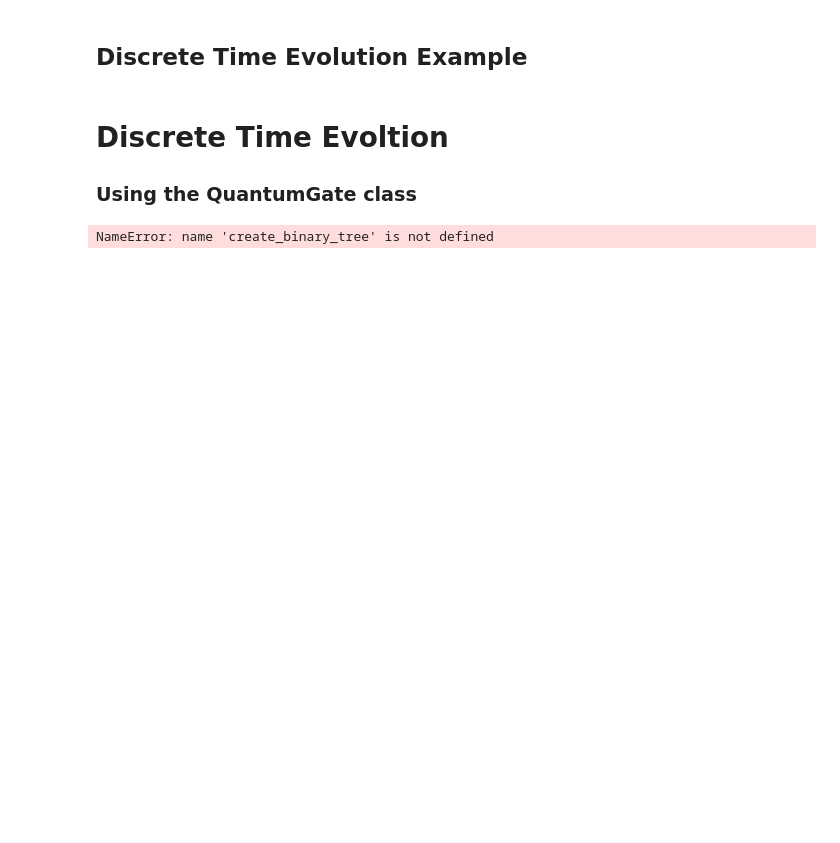
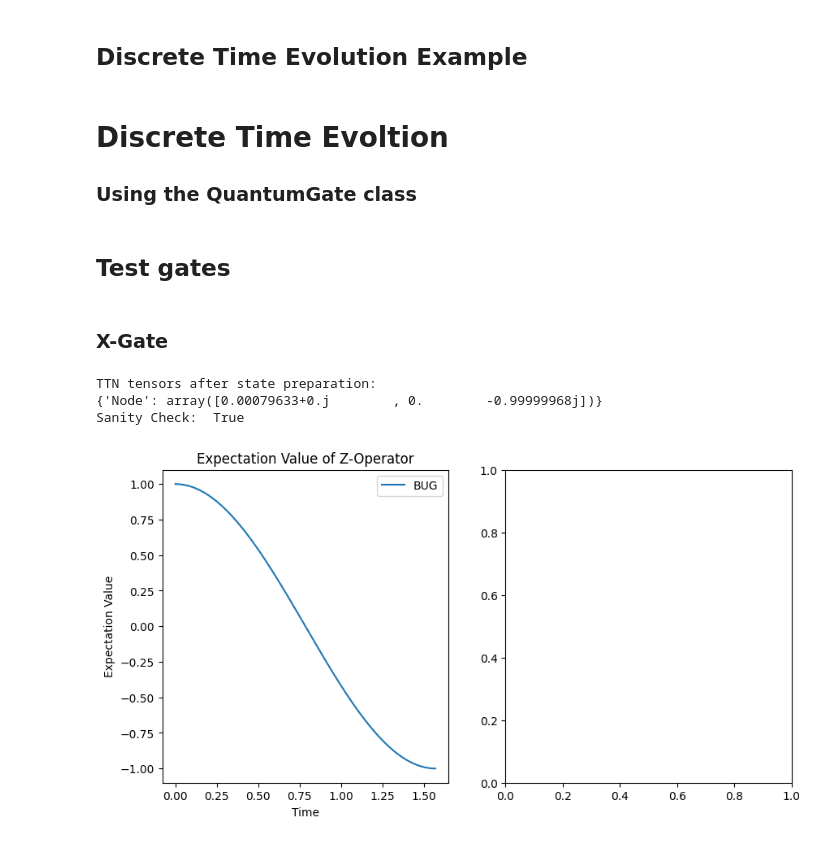
Before and after one commit to jallaisufi/master-thesis, a Jupyter notebook: example_notebooks/gates_hamiltonian/gate_simulation.ipynb, the cells around one changed output. Cells and saved outputs as stored; diff of their text form; code cells hidden in the pictures; blank space fills up the shorter version.

Commit message:
Finish gate implementation

```diff
--- a/example_notebooks/gates_hamiltonian/gate_simulation.ipynb
+++ b/example_notebooks/gates_hamiltonian/gate_simulation.ipynb
@@ -199,17 +343,55 @@ def discrete_time_evolution(ttns, gate_sequence):
     return ttns
 # %%
+from pytreenet.quantum_gates.constants import PHASE_SHIFT
+from pytreenet.time_evolution.bug import BUGConfig
+
+
 gate_sequence = [
-    ("CNOT", "0", "1", "2", "3"),
-    ("X", "1"),
-    ("Y", "2"),
-    ("Z", "3"),
+    ("X", "1", {CONFIG: BUGConfig(record_bond_dim=True)}),
+    ("Y", "2", {}),
+    ("Z", "3", {TIME_STEP_SIZE: 0.2, CONFIG: BUGConfig(record_bond_dim=True)}),
     ("H", "0"),
-    ("SWAP", "1", "2"),
+    ("SWAP", "1", "2", {CONFIG: BUGConfig(record_bond_dim=True)}),
+    ("P_phi", "1", {PHASE_SHIFT: 2}),
 ]
 
 
+
 # ttns = create_binary_tree(num_nodes=4)
+
+
 # final_state = discrete_time_evolution(ttns, gate_sequence)
+
+
 # print(final_state)
-# %% [output]
-NameError: name 'create_binary_tree' is not defined
+# %% [markdown]
+## Test gates
+# %% [markdown]
+### X-Gate
+# %%
+from pytreenet.core.node import Node
+from pytreenet.ttns.ttns import TreeTensorNetworkState
+
+
+y_gate = XGate()
+dim = 2
+node_id = "Node"
+sq_state = np.asarray([1.0, 0.0], dtype=complex)
+sq_node = Node(identifier=node_id)
+sq_ttns = TreeTensorNetworkState()
+sq_ttns.add_root(sq_node, sq_state)
+
+new_ttns = y_gate.apply_gate(
+    sq_ttns, node_id, time_step_size=0.01, final_time=np.pi / 2
+)
+
+
+print("TTN tensors after state preparation:")
+print(new_ttns.tensors)
+
+y_gate.plot()
+# %% [output]
+TTN tensors after state preparation:
+{'Node': array([0.00079633+0.j        , 0.        -0.99999968j])}
+Sanity Check:  True
+[figure, added]
```
Also changed, not shown: parts of 23 cells of this notebook, 2 other files.
